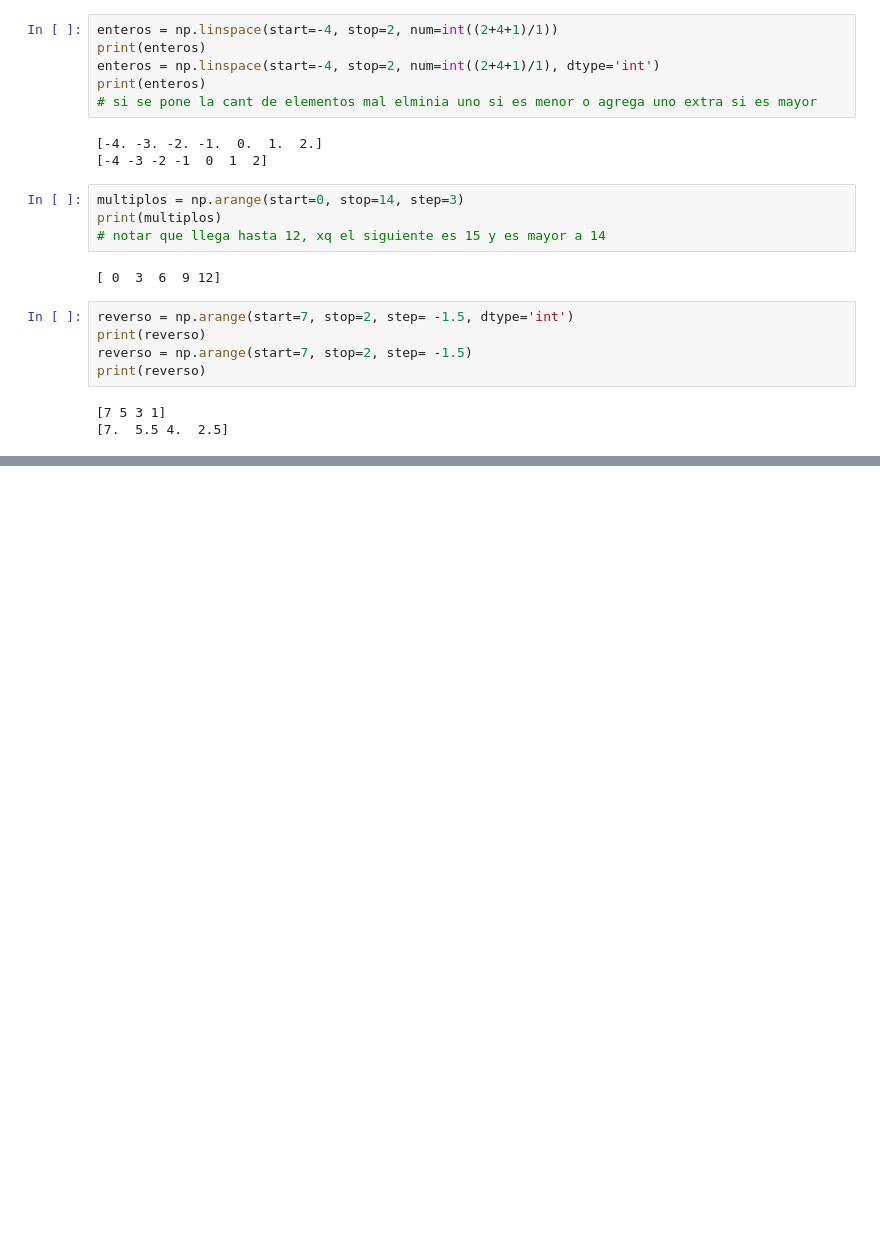
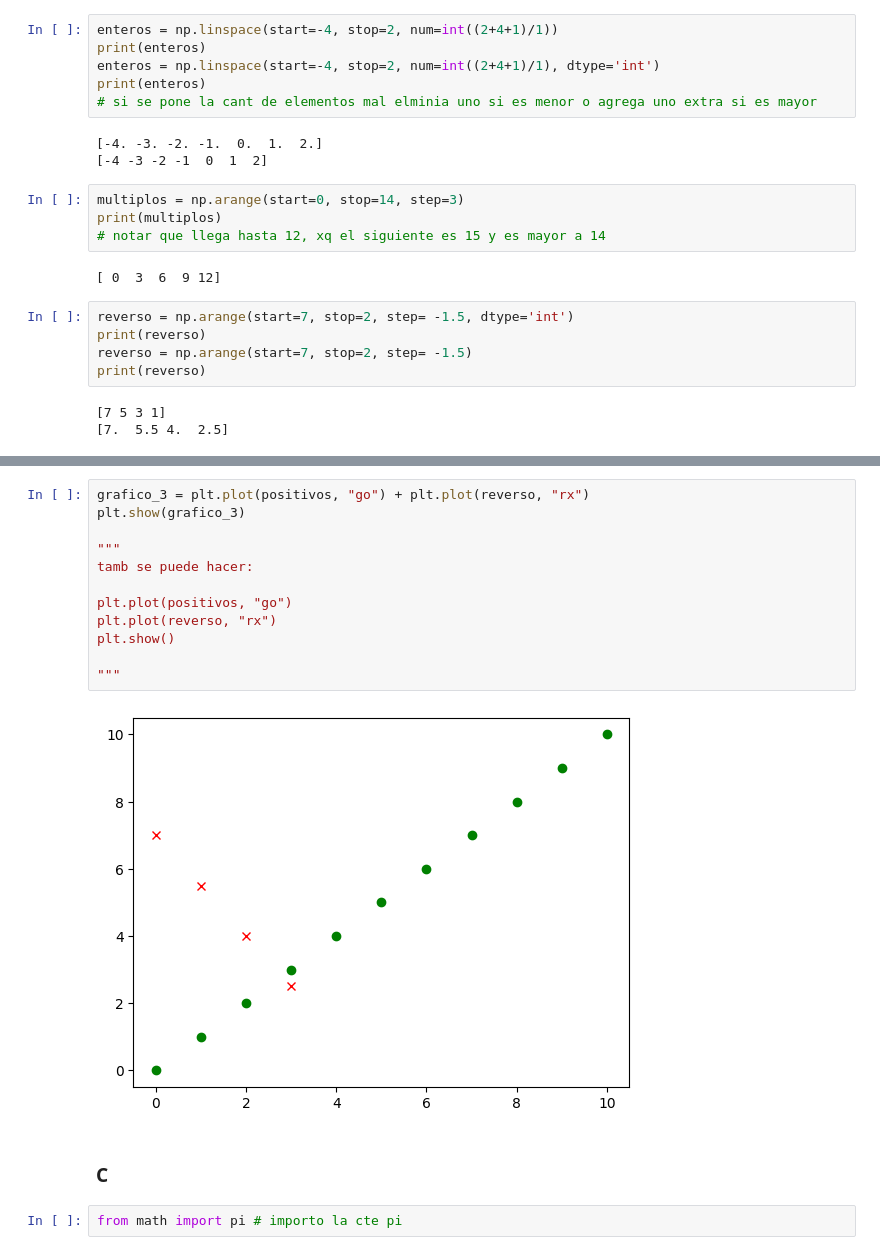
Before and after one commit to EliasGanem/Tps_Senales_Electricas_2024, a Jupyter notebook: Tp1/Tp1_Parte2.ipynb, the cells around one changed output, grey strips where cells are left out. Saved outputs shown, nothing was run; the diff lists cells and outputs as text; blank space fills up the shorter version.

```diff
--- a/Tp1/Tp1_Parte2.ipynb
+++ b/Tp1/Tp1_Parte2.ipynb
@@ -129,0 +142,18 @@ print(reverso)
+# %%
+grafico_3 = plt.plot(positivos, "go") + plt.plot(reverso, "rx")
+plt.show(grafico_3)
+
+"""
+tamb se puede hacer:
+
+plt.plot(positivos, "go")
+plt.plot(reverso, "rx")
+plt.show()
+
+"""
+# %% [output]
+[figure, added]
+# %% [markdown]
+### C
+# %%
+from math import pi # importo la cte pi
```
Also changed, not shown: parts of 5 cells of this notebook.
